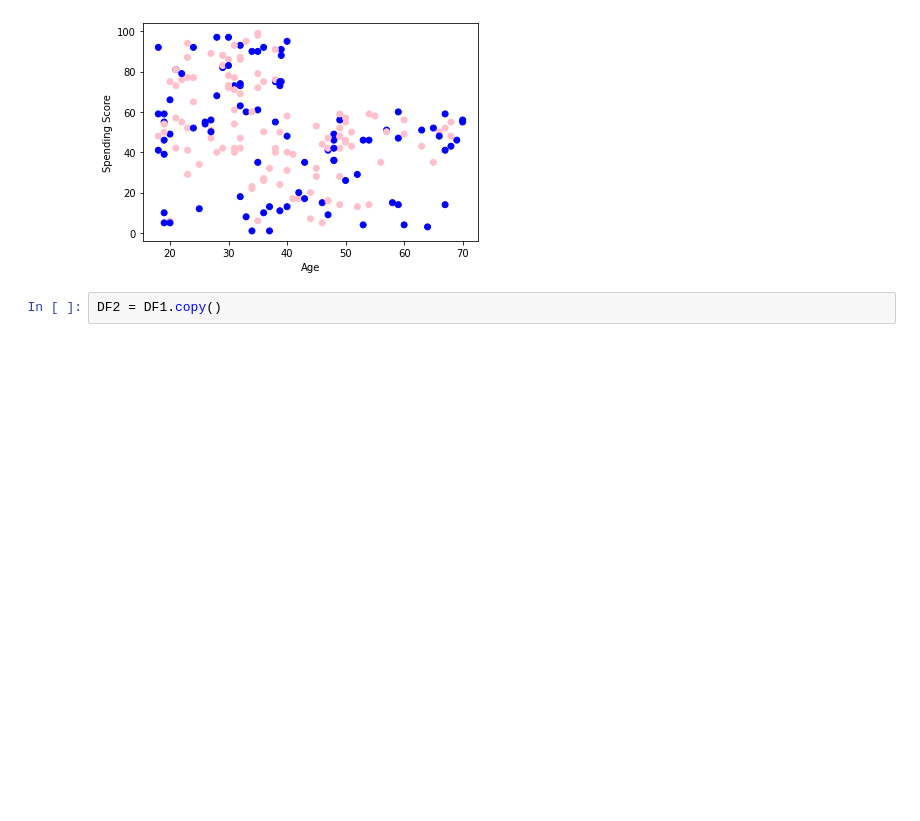
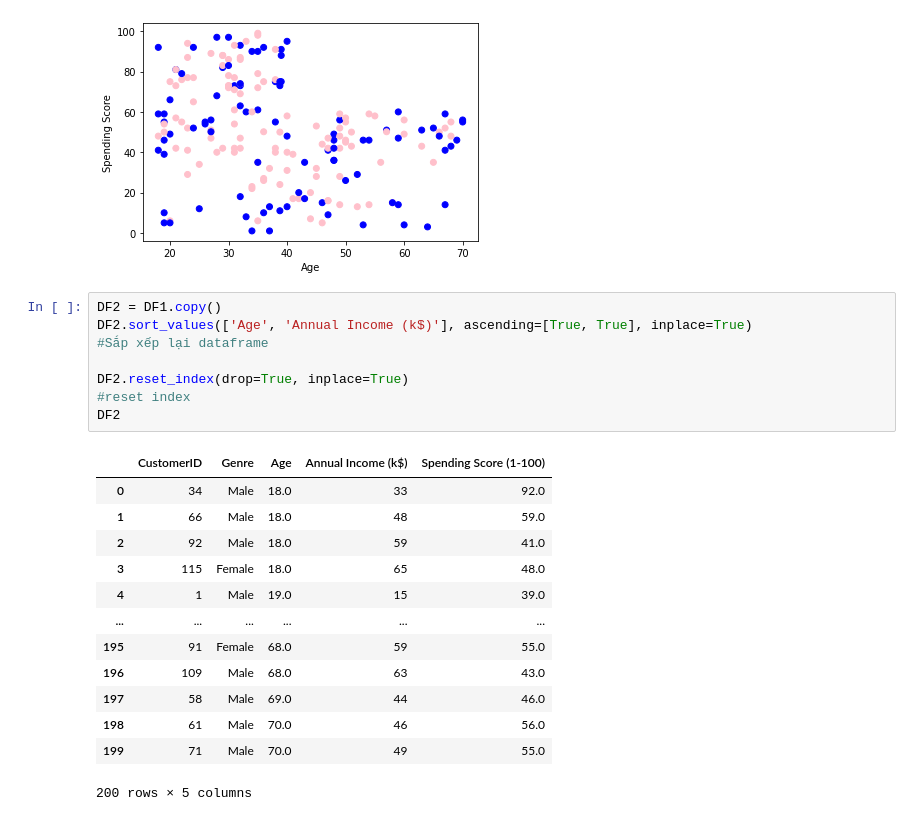
Before and after one commit to mfnintd/Python_HIT, a Jupyter notebook: Buoi8/Bai1.ipynb, the cells around one changed output. Saved outputs shown, nothing was run; the diff lists cells and outputs as text; blank space fills up the shorter version.

```diff
--- a/Buoi8/Bai1.ipynb
+++ b/Buoi8/Bai1.ipynb
@@ -89,4 +89,24 @@ plt.show()
 [figure]
 # %%
 DF2 = DF1.copy()
+DF2.sort_values(['Age', 'Annual Income (k$)'], ascending=[True, True], inplace=True)
+#Sắp xếp lại dataframe
+
+DF2.reset_index(drop=True, inplace=True)
+#reset index
+DF2
+# %% [output]
+|  | CustomerID | Genre | Age | Annual Income (k$) | Spending Score (1-100) |
+| 0 | 34 | Male | 18.0 | 33 | 92.0 |
+| 1 | 66 | Male | 18.0 | 48 | 59.0 |
+| 2 | 92 | Male | 18.0 | 59 | 41.0 |
+| 3 | 115 | Female | 18.0 | 65 | 48.0 |
+| 4 | 1 | Male | 19.0 | 15 | 39.0 |
+| ... | ... | ... | ... | ... | ... |
+| 195 | 91 | Female | 68.0 | 59 | 55.0 |
+| 196 | 109 | Male | 68.0 | 63 | 43.0 |
+| 197 | 58 | Male | 69.0 | 44 | 46.0 |
+| 198 | 61 | Male | 70.0 | 46 | 56.0 |
+| 199 | 71 | Male | 70.0 | 49 | 55.0 |
+200 rows × 5 columns
 # %%
```
Also changed, not shown: parts of 1 cell of this notebook.
